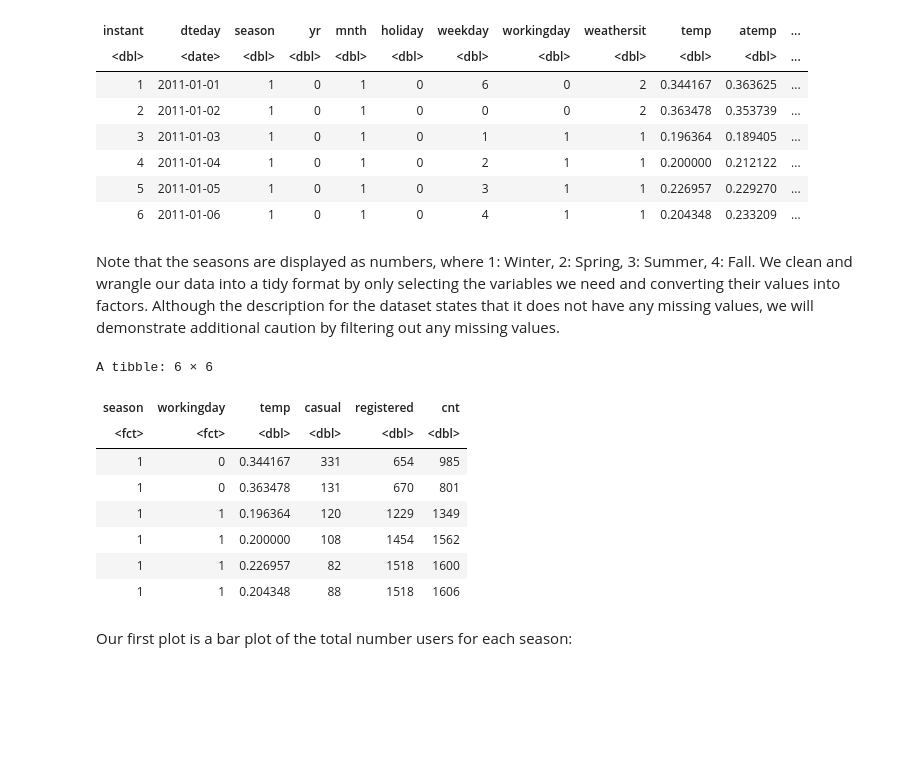
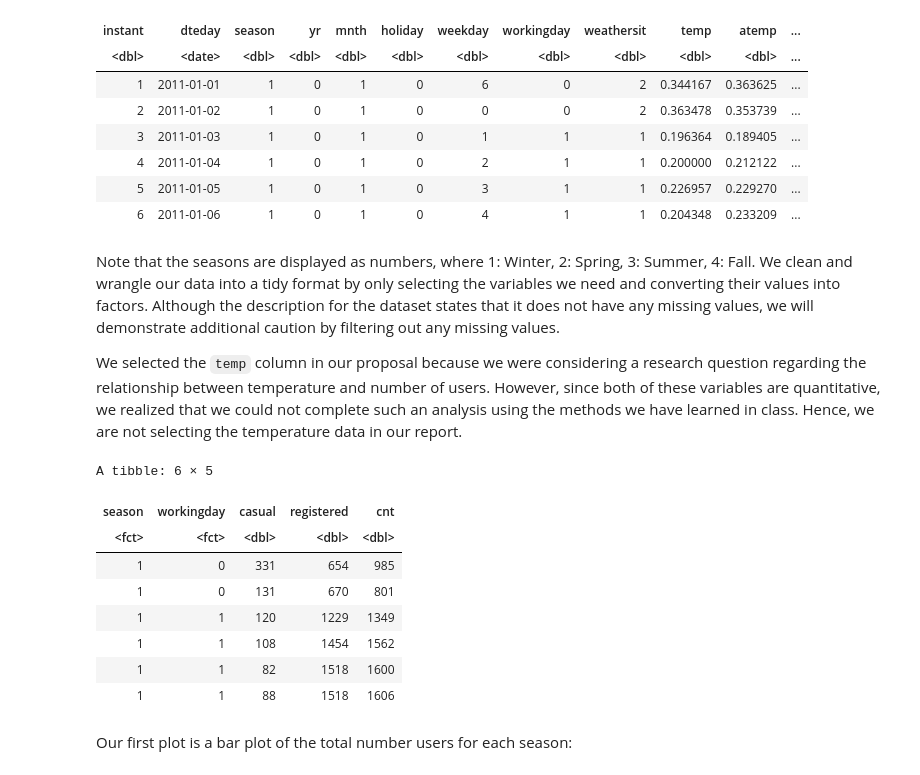
Before and after one commit to megannma/stat-201-2023s2-group-10, a Jupyter notebook: final_report.ipynb, the cells around one changed output. Saved outputs shown, nothing was run; the diff lists cells and outputs as text; code cells hidden in the pictures; blank space fills up the shorter version.

Commit message:
Edited Methods and Results

```diff
--- a/final_report.ipynb
+++ b/final_report.ipynb
@@ -42,23 +42,25 @@ A tibble: 6 × 16
 | 6 | 2011-01-06 | 1 | 0 | 1 | 0 | 4 | 1 | 1 | 0.204348 | 0.233209 | ... |
 # %% [markdown]
 Note that the seasons are displayed as numbers, where 1: Winter, 2: Spring, 3: Summer, 4: Fall. We clean and wrangle our data into a tidy format by only selecting the variables we need and converting their values into factors. Although the description for the dataset states that it does not have any missing values, we will demonstrate additional caution by filtering out any missing values.
+
+We selected the `temp` column in our proposal because we were considering a research question regarding the relationship between temperature and number of users. However, since both of these variables are quantitative, we realized that we could not complete such an analysis using the methods we have learned in class. Hence, we are not selecting the temperature data in our report.
 # %%
 selected_bike_day_data <-
     bike_day_data %>%
-    select(season, workingday, temp, casual, registered, cnt) %>%
+    select(season, workingday, casual, registered, cnt) %>%
     mutate(season = as.factor(season), workingday = as.factor(workingday)) %>%
-    filter(!is.na(season), !is.na(workingday), !is.na(temp), !is.na(casual), !is.na(registered), !is.na(cnt))
+    filter(!is.na(season), !is.na(workingday), !is.na(casual), !is.na(registered), !is.na(cnt))
 head(selected_bike_day_data)
 # %% [output]
-A tibble: 6 × 6
+A tibble: 6 × 5
-| season | workingday | temp | casual | registered | cnt |
-| <fct> | <fct> | <dbl> | <dbl> | <dbl> | <dbl> |
-| 1 | 0 | 0.344167 | 331 | 654 | 985 |
-| 1 | 0 | 0.363478 | 131 | 670 | 801 |
-| 1 | 1 | 0.196364 | 120 | 1229 | 1349 |
-| 1 | 1 | 0.200000 | 108 | 1454 | 1562 |
-| 1 | 1 | 0.226957 | 82 | 1518 | 1600 |
-| 1 | 1 | 0.204348 | 88 | 1518 | 1606 |
+| season | workingday | casual | registered | cnt |
+| <fct> | <fct> | <dbl> | <dbl> | <dbl> |
+| 1 | 0 | 331 | 654 | 985 |
+| 1 | 0 | 131 | 670 | 801 |
+| 1 | 1 | 120 | 1229 | 1349 |
+| 1 | 1 | 108 | 1454 | 1562 |
+| 1 | 1 | 82 | 1518 | 1600 |
+| 1 | 1 | 88 | 1518 | 1606 |
 # %% [markdown]
 Our first plot is a bar plot of the total number users for each season:
 # %%
```
Also changed, not shown: parts of 8 cells of this notebook.
